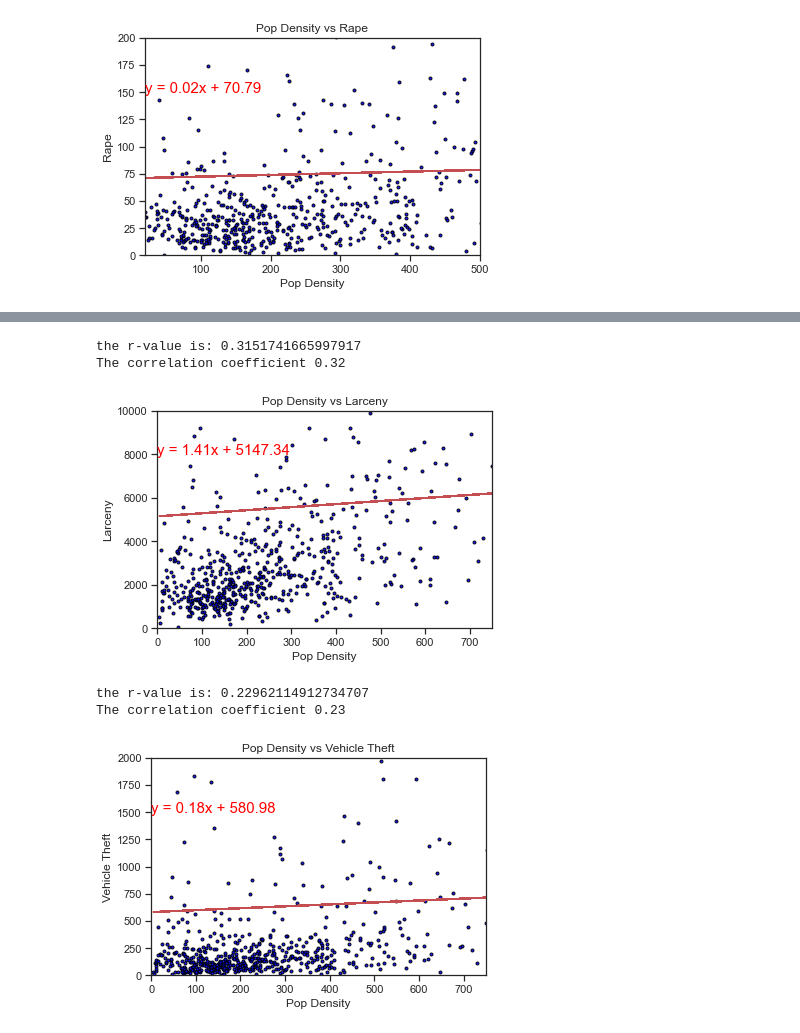
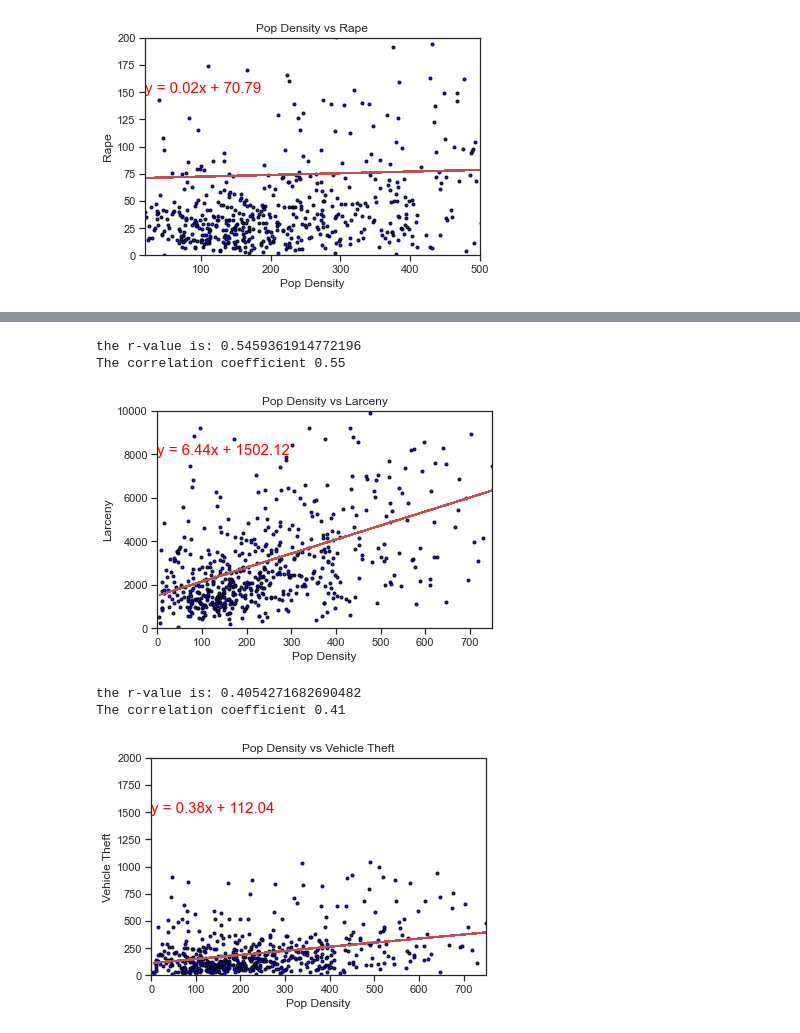
Before and after one commit to melindaeudy/Project_1, a Jupyter notebook: Project_1_Updated.ipynb, the cells around one changed output, grey strips where cells are left out. Saved outputs shown, nothing was run; the diff lists cells and outputs as text; code cells hidden in the pictures.

```diff
--- a/Project_1_Updated.ipynb
+++ b/Project_1_Updated.ipynb
@@ -749,6 +838,6 @@ The correlation coefficient 0.21
 # %%
-x_values = merged_Crime_df["DENSITY"]
-y_values = merged_Crime_df["LARCENY"]
+x_values = no_outlier_dens["DENSITY"]
+y_values = no_outlier_dens["LARCENY"]
 
 (slope, intercept, rvalue, pvalue, stderr) = linregress(x_values, y_values)
 regress_values = x_values * slope + intercept
@@ -767,38 +856,57 @@ plt.ylabel("Larceny")
 
 plt.xlim(0, 750)
 plt.ylim(0, 10000)
-
+plt.savefig('output_data/dens_v_larc_scat.png')
 print(f'the r-value is: {rvalue}')
 print(f'The correlation coefficient {round(st.pearsonr(x_values,y_values)[0],2)}')
 # %% [output]
-the r-value is: 0.3151741665997917
-The correlation coefficient 0.32
+the r-value is: 0.5459361914772196
+The correlation coefficient 0.55
-[figure, old version]
+[figure, new version]
+# %%
+quartiles = merged_Crime_df["MVTHEFT"].quantile([.25,.5,.75])
+lowerq = quartiles[0.25]
+upperq = quartiles[0.75]
+iqr = upperq-lowerq
+
+lower_bound_y = lowerq - (1.5*iqr)
+upper_bound_y = upperq + (1.5*iqr)
+# %%
+quartiles = merged_Crime_df["DENSITY"].quantile([.25,.5,.75])
+lowerq = quartiles[0.25]
+upperq = quartiles[0.75]
+iqr = upperq-lowerq
+
+lower_bound = lowerq - (1.5*iqr)
+upper_bound = upperq + (1.5*iqr)
+
+
+no_outlier_dens = merged_Crime_df.loc[(merged_Crime_df["DENSITY"] > lower_bound) & (merged_Crime_df["DENSITY"] < upper_bound) & (merged_Crime_df["MVTHEFT"] > lower_bound_y) & (merged_Crime_df["MVTHEFT"] < upper_bound_y)]
 # %%
-x_values = merged_Crime_df["DENSITY"]
-y_values = merged_Crime_df["MVTHEFT"]
+x_values = no_outlier_dens["DENSITY"]
+y_values = no_outlier_dens["MVTHEFT"]
 
 (slope, intercept, rvalue, pvalue, stderr) = linregress(x_values, y_values)
 regress_values = x_values * slope + intercept
 
 line_eq = "y = " + str(round(slope,2)) + "x + " + str(round(intercept,2))
 
 plt.scatter(x_values, y_values, marker=".", facecolors="blue", edgecolors="black", alpha=0.90)
 
 plt.plot(x_values,regress_values,"r-")
 
 plt.annotate(line_eq,(0, 1500), fontsize=15,color="red")
 
 plt.title("Pop Density vs Vehicle Theft")
 plt.xlabel("Pop Density")
 plt.ylabel("Vehicle Theft")
 
 plt.xlim(0, 750)
 plt.ylim(0, 2000)
-
+plt.savefig('output_data/dens_v_vtheft_scat.png')
 print(f'the r-value is: {rvalue}')
 print(f'The correlation coefficient {round(st.pearsonr(x_values,y_values)[0],2)}')
 # %% [output]
-the r-value is: 0.22962114912734707
-The correlation coefficient 0.23
+the r-value is: 0.4054271682690482
+The correlation coefficient 0.41
-[figure, old version]
+[figure, new version]
```
Also changed, not shown: parts of 59 cells of this notebook, 18 other files.
